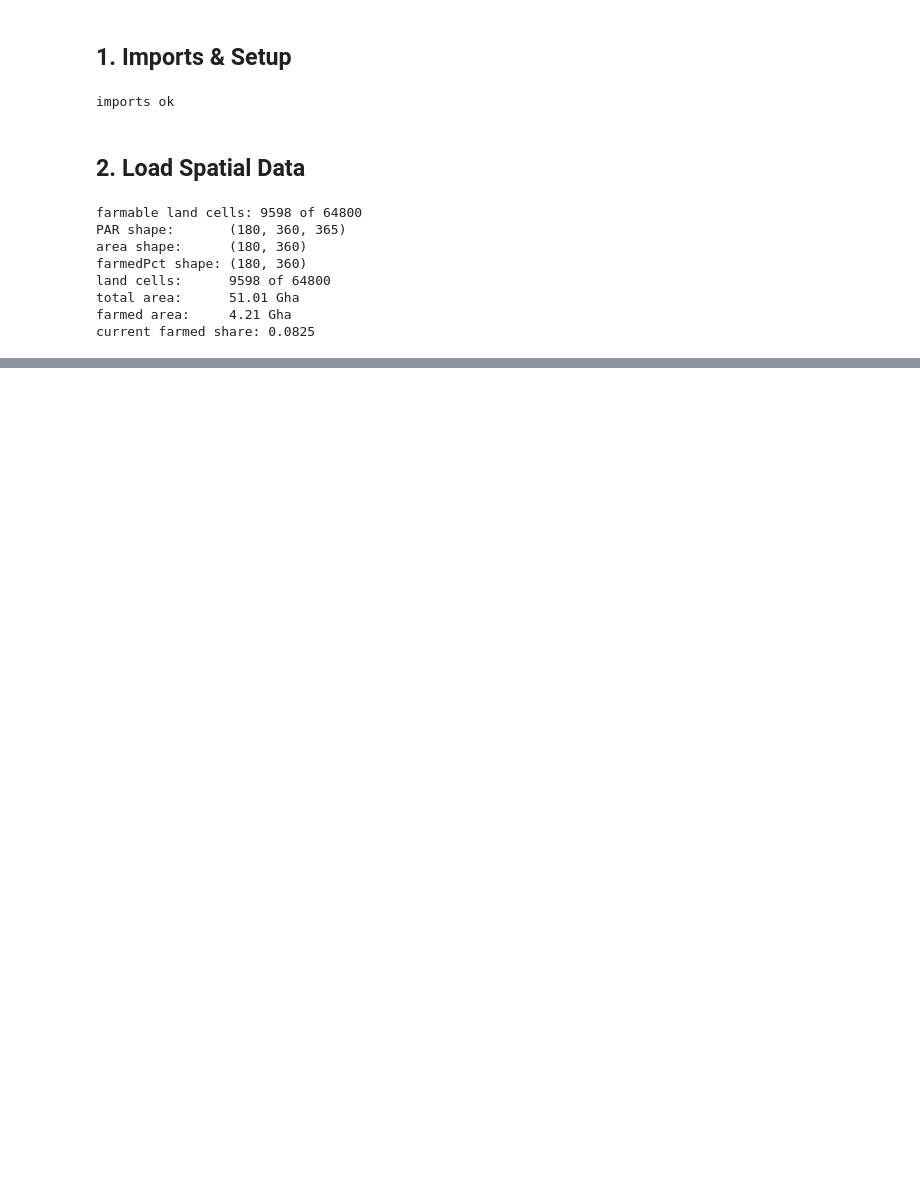
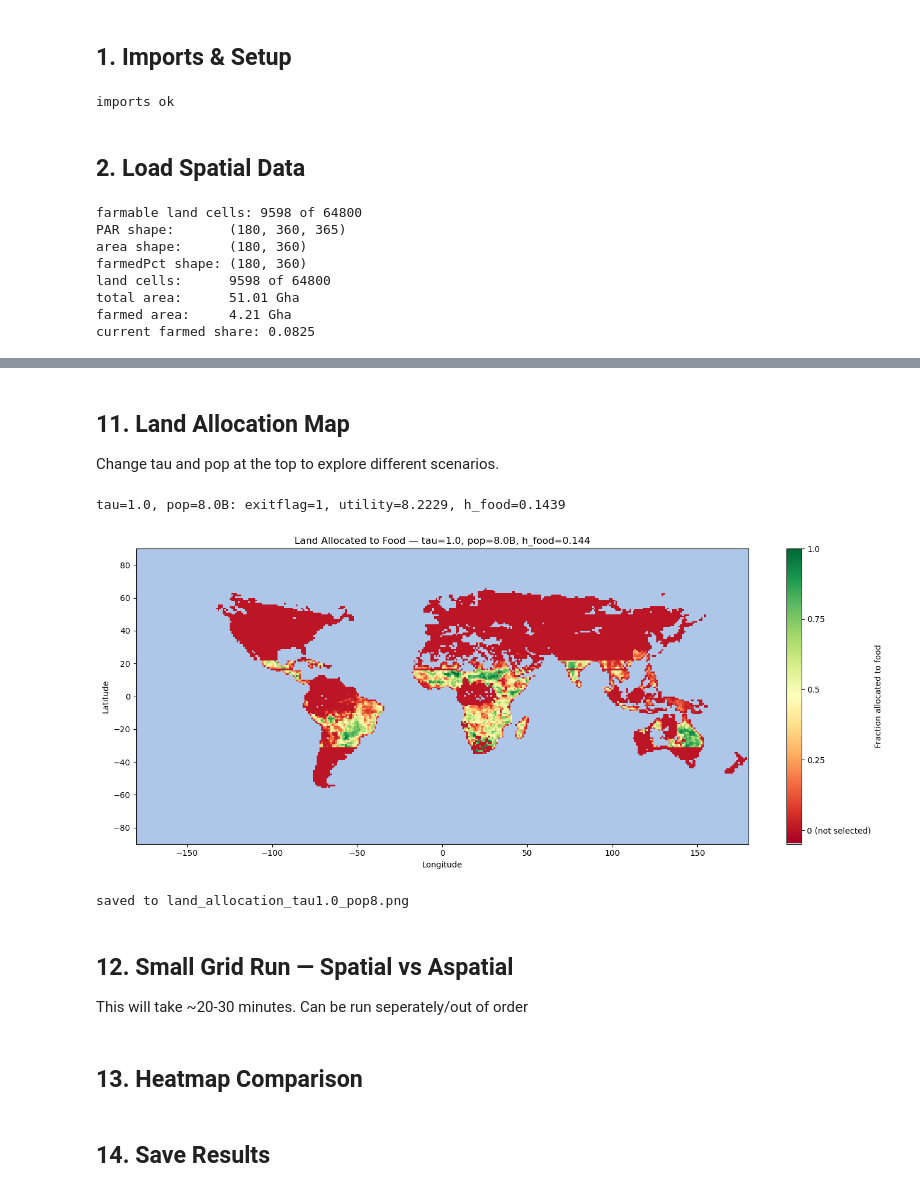
Before and after one commit to evasbenson/ECC_model, a Jupyter notebook: ecc_analysis.ipynb, the cells around one changed output, grey strips where cells are left out. Cells and saved outputs as stored; diff of their text form; code cells hidden in the pictures; blank space fills up the shorter version.

```diff
--- a/ecc_analysis.ipynb
+++ b/ecc_analysis.ipynb
@@ -779,0 +465,76 @@ NameError: name 'utilmat_spatial' is not defined
+# %% [markdown]
+## 11. Land Allocation Map
+Change tau and pop at the top to explore different scenarios.
+# %%
+# change these to explore scenarios
+tau = 1.0
+pop = 8.0
+# -----------------------------------------
+
+kcal_per_ha, _ = get_kcal_per_ha(PAR_grid, eimat, area, tau)
+params_map = get_parameters()
+sols_map   = get_analytic_sols(params_map)
+p_map      = setup_params(pop, tau, params_map, sols_map, use_spatial=True,
+                          kcal_per_ha=kcal_per_ha, area_ha=area_ha,
+                          farmedPct=farmedPct, is_land=is_land)
+sol_map, util_map, flag_map = ecc_optimization(pop, tau, p_map)
+h_food_share = sol_map[9]
+
+print(f'tau={tau}, pop={pop}B: exitflag={flag_map}, utility={-util_map:.4f}, h_food={h_food_share:.4f}')
+
+g_flat      = kcal_per_ha.ravel()
+area_flat   = area_ha.ravel()
+farmed_flat = farmedPct.ravel()
+land_flat   = is_land.ravel()
+farmable    = (farmed_flat > 0) & land_flat
+unfarmed_land = (farmed_flat == 0) & land_flat
+total_land_ha = np.nansum(area_flat * land_flat)
+target_ha     = h_food_share * total_land_ha
+farmed_area   = farmed_flat * area_flat * farmable
+unfarmed_area = area_flat * unfarmed_land
+order         = np.argsort(-g_flat)
+selected      = np.zeros(len(g_flat))
+accumulated   = 0.0
+
+for idx in order:
+    if farmed_area[idx] <= 0: continue
+    if accumulated >= target_ha: break
+    take = min(farmed_area[idx], target_ha - accumulated)
+    selected[idx] = take / area_flat[idx]
+    accumulated  += take
+
+for idx in order:
+    if unfarmed_area[idx] <= 0: continue
+    if accumulated >= target_ha: break
+    take = min(unfarmed_area[idx], target_ha - accumulated)
+    selected[idx] = take / area_flat[idx]
+    accumulated  += take
+
+selected_2d = selected.reshape(180, 360)
+display_2d  = np.where(farmedPct > 0, selected_2d,
+              np.where(is_land, -0.05, np.nan))
+colors_list = ['#d3d3d3'] + list(plt.cm.RdYlGn(np.linspace(0, 1, 256)))
+custom_cmap = LinearSegmentedColormap.from_list('grey_RdYlGn', colors_list, N=257)
+
+plt.figure(figsize=(14, 6))
+im = plt.pcolormesh(lon2d, lat2d, display_2d, cmap=custom_cmap, shading='auto', vmin=-0.05, vmax=1)
+cbar = plt.colorbar(im, label='Fraction allocated to food')
+cbar.set_ticks([0, 0.25, 0.5, 0.75, 1.0])
+cbar.set_ticklabels(['0 (not selected)', '0.25', '0.5', '0.75', '1.0'])
+plt.title(f'Land Allocated to Food — tau={tau}, pop={pop}B, h_food={h_food_share:.3f}')
+plt.xlabel('Longitude')
+plt.ylabel('Latitude')
+plt.xlim(-180, 180)
+plt.ylim(-90, 90)
+plt.gca().set_facecolor('#aec6e8')
+plt.tight_layout()
+plt.savefig(f'land_allocation_tau{tau}_pop{int(pop)}.png', dpi=150, bbox_inches='tight')
+plt.show()
+print(f'saved to land_allocation_tau{tau}_pop{int(pop)}.png')
+# %% [output]
+tau=1.0, pop=8.0B: exitflag=1, utility=8.2229, h_food=0.1439
+[figure, added]
+saved to land_allocation_tau1.0_pop8.png
+# %% [markdown]
+## 12. Small Grid Run — Spatial vs Aspatial
+This will take ~20-30 minutes. Can be run seperately/out of order
@@ -779,0 +583,2 @@ NameError: name 'utilmat_spatial' is not defined
+# %% [markdown]
+## 13. Heatmap Comparison
@@ -780,3 +615,5 @@ NameError: name 'utilmat_spatial' is not defined
+# %% [markdown]
+## 14. Save Results
 # %%
 timestamp = datetime.now().strftime('%Y-%m-%d_%H-%M-%S')
 filename  = f'ECC_notebook_results_{timestamp}.npz'
```
Also changed, not shown: parts of 54 cells of this notebook, 17 other files.
